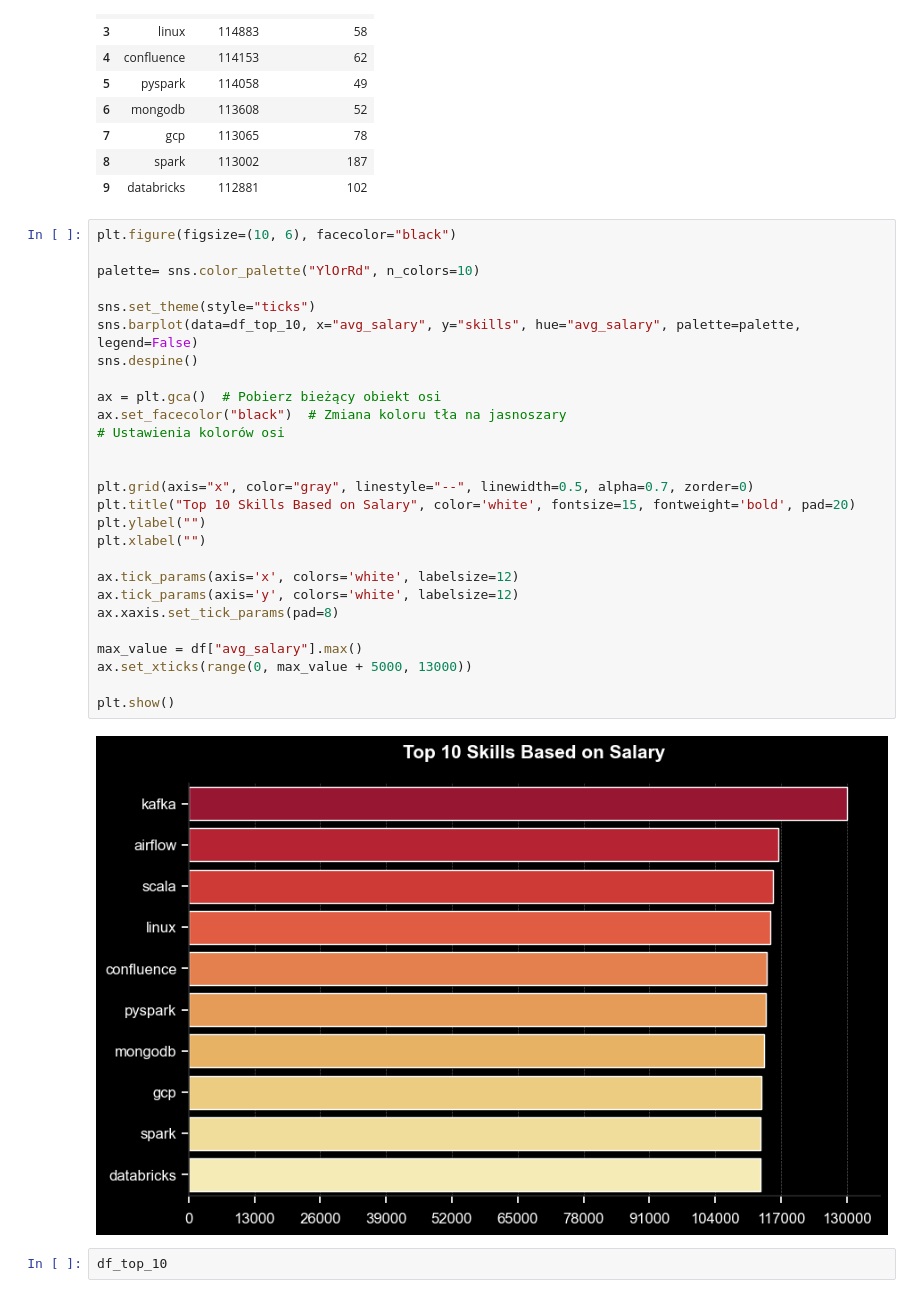
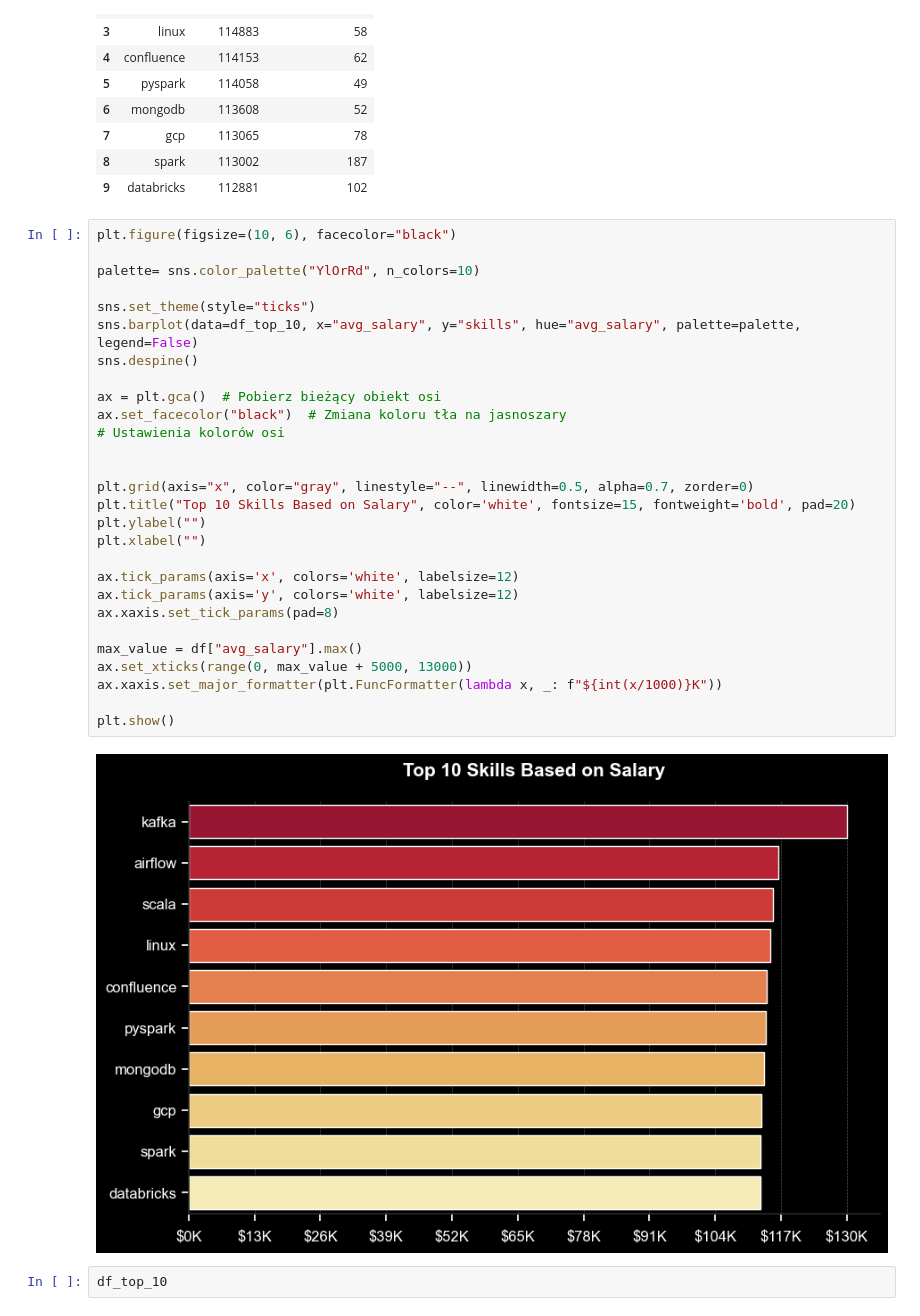
Before and after one commit to TomaszK94/SQL, a Jupyter notebook: Graphs/4_top_skills_based_on_salary.ipynb, the cells around one changed output. Drawn from its saved outputs; the diff is of its cells as text.

Commit message:
4_xaxis_changes

```diff
--- a/Graphs/4_top_skills_based_on_salary.ipynb
+++ b/Graphs/4_top_skills_based_on_salary.ipynb
@@ -43,32 +43,33 @@ df_top_10
 # %%
 plt.figure(figsize=(10, 6), facecolor="black")
 
 palette= sns.color_palette("YlOrRd", n_colors=10)
 
 sns.set_theme(style="ticks")
 sns.barplot(data=df_top_10, x="avg_salary", y="skills", hue="avg_salary", palette=palette, legend=False)
 sns.despine()
 
 ax = plt.gca()  # Pobierz bieżący obiekt osi
 ax.set_facecolor("black")  # Zmiana koloru tła na jasnoszary
 # Ustawienia kolorów osi
 
 
 plt.grid(axis="x", color="gray", linestyle="--", linewidth=0.5, alpha=0.7, zorder=0)
 plt.title("Top 10 Skills Based on Salary", color='white', fontsize=15, fontweight='bold', pad=20)
 plt.ylabel("")
 plt.xlabel("")
 
 ax.tick_params(axis='x', colors='white', labelsize=12)
 ax.tick_params(axis='y', colors='white', labelsize=12)
 ax.xaxis.set_tick_params(pad=8)
 
 max_value = df["avg_salary"].max()
 ax.set_xticks(range(0, max_value + 5000, 13000))
+ax.xaxis.set_major_formatter(plt.FuncFormatter(lambda x, _: f"${int(x/1000)}K"))
 
 plt.show()
 # %% [output]
-[figure, old version]
+[figure, new version]
 # %%
 df_top_10
 # %% [output]
```
Also changed, not shown: 1 other file.
